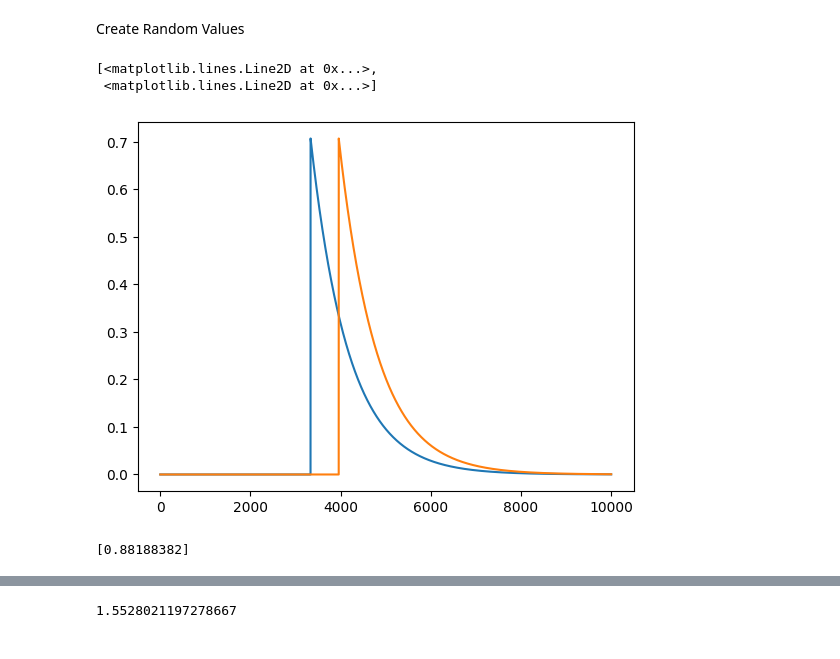
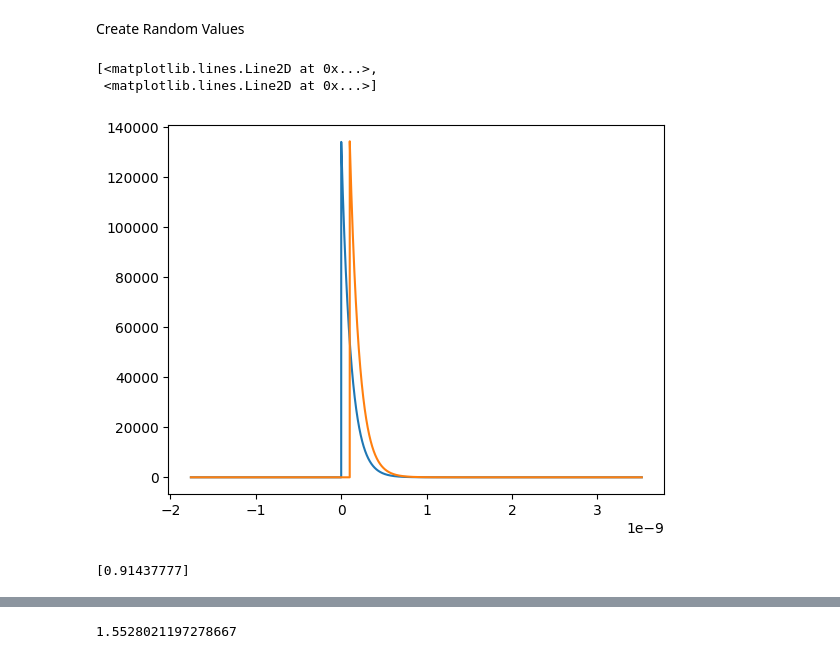
Before and after one commit to polyquantique/Perceval, a Jupyter notebook: perceval/polyquantique/SandboxSimon/Results/ResultsCNOT.ipynb, the cells around one changed output, grey strips where cells are left out. Saved outputs shown, nothing was run; the diff lists cells and outputs as text; code cells hidden in the pictures.

```diff
--- a/perceval/polyquantique/SandboxSimon/Results/ResultsCNOT.ipynb
+++ b/perceval/polyquantique/SandboxSimon/Results/ResultsCNOT.ipynb
@@ -243,11 +243,11 @@ N = 10000  # number of x points to plot the wave functions
 N_shift = 2  # total number of shifted wave functions
 waves = np.zeros((N_shift, N))  # values for each wave function
 
-sigma_wave = 0.5  # standard deviation of wave function
-x = np.linspace(-32 * sigma_wave, 64 * sigma_wave, N)  # position values
+sigma_wave = 1/55e-12  # standard deviation of wave function
+x = np.linspace(-32 / sigma_wave, 64 /sigma_wave, N)  # position values
 
 #shift_list=np.random.standard_cauchy(10)*sigma_wave/10
-shift_list = np.array([1.5/sigma_wave])
+shift_list = np.array([100e-12])
 
 C2MGS=np.zeros(len(shift_list))
 C2S = np.zeros_like(C2MGS)
@@ -265,11 +265,11 @@ for k in range(len(shift_list)):
     C2S[k]=coeffsS[1,1]
     C2MGS[k] = coeffsMGS[1,1]
 # %%
-plt.plot(waves.T)
+plt.plot(x,waves.T)
 # %% [output]
 [<matplotlib.lines.Line2D at 0x...>,
  <matplotlib.lines.Line2D at 0x...>]
-[figure, old version]
+[figure, new version]
 # %%
 def create_CRand(i,coef):
     CRand = []
@@ -298,7 +298,7 @@ def create_CRand(i,coef):
 # %%
 print(C2S)
 # %% [output]
-[0.88188382]
+[0.91437777]
 # %%
 # Create the C manually because it is not yet implemented
 statesdict = {
```
Also changed, not shown: parts of 1 cell of this notebook.
